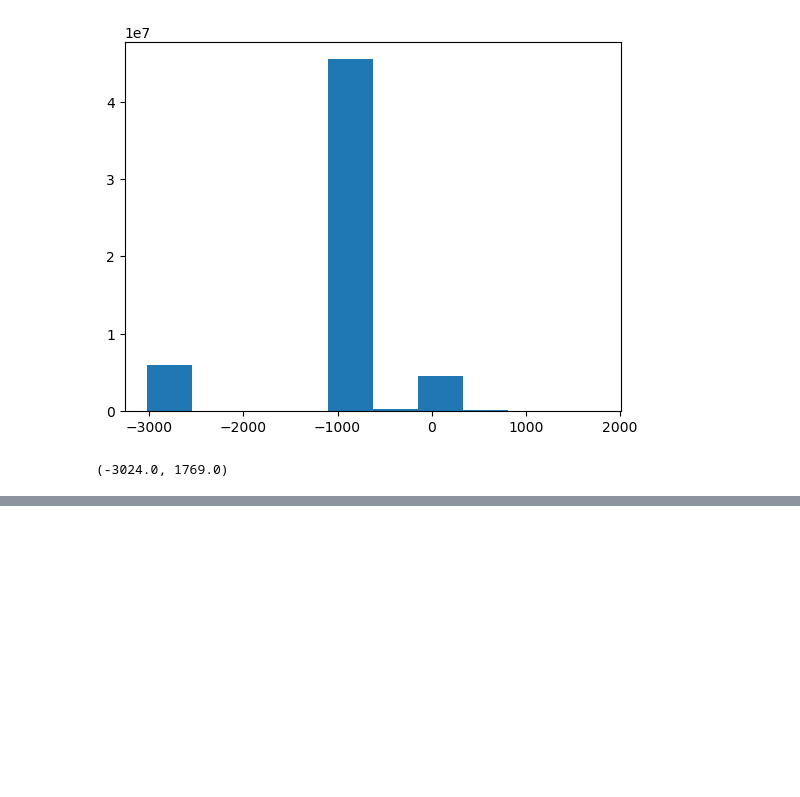
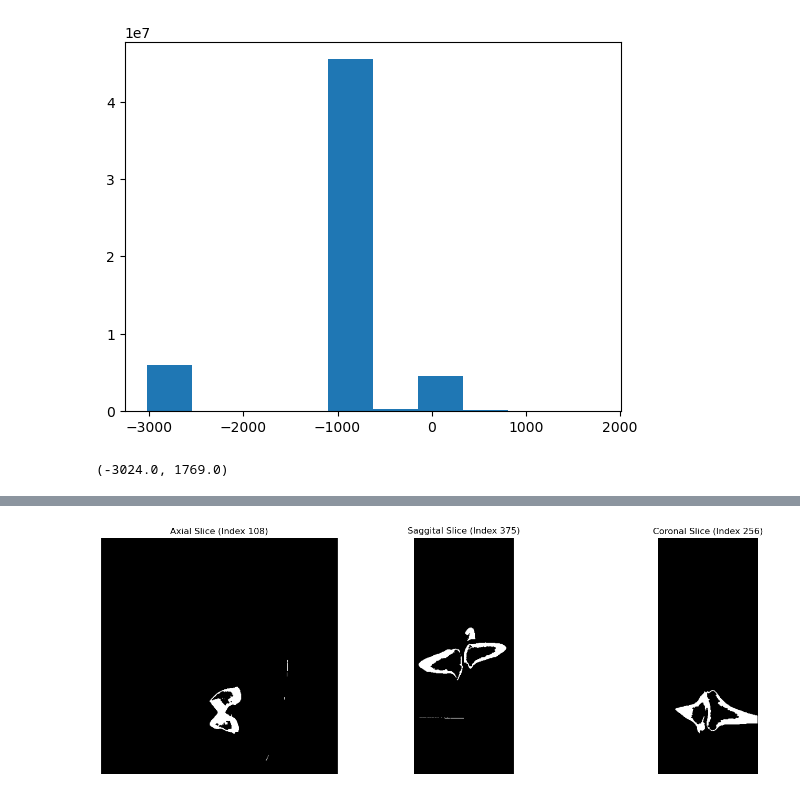
Before and after one commit to kitarp07/RA_Selection_Task, a Jupyter notebook: src/explore.ipynb, the cells around one changed output, grey strips where cells are left out. Cells and saved outputs as stored; diff of their text form; code cells hidden in the pictures; blank space fills up the shorter version.

```diff
--- a/src/explore.ipynb
+++ b/src/explore.ipynb
@@ -203,0 +213,43 @@ plt.imshow(bone_mask[:, :, 108], cmap='gray')
+# %%
+from scipy.ndimage import binary_closing, binary_fill_holes
+import numpy as np
+
+# Start with your raw mask (from thresholding, maybe cleaned a bit)
+raw_mask = (ct_images_vol_data > 300)
+
+# Apply closing to bridge small black gaps inside bone
+closed = binary_closing(raw_mask, structure=np.ones((3, 3, 3)), iterations=1)
+
+# Fill any internal holes (now that they're enclosed)
+filled = binary_fill_holes(closed)
+
+# Keep only parts that originally belonged to the bone
+final_mask = filled | raw_mask  # OR: filled & raw_mask (if you want to stay even closer to original)
+# %%
+from skimage.morphology import remove_small_objects
+
+cleaned_mask = remove_small_objects(bone_mask, min_size=500) #remove all small fragments below a voxel count threshold (e.g. < 500 voxels):
+# %%
+labeled_mask = measure.label(cleaned_mask)
+# %%
+import numpy as np
+from scipy.ndimage import binary_fill_holes, binary_closing, generate_binary_structure
+
+structure = generate_binary_structure(3, 2)  # 18-neighbor
+
+final_mask = np.zeros_like(bone_mask)
+
+for label_id in range(1, labeled_mask.max() + 1):
+    single_bone = (labeled_mask == label_id)
+
+    # Fill internal holes only inside this bone
+    filled = binary_fill_holes(single_bone, structure=structure)
+
+    # Optional: small closing (won't leak into nearby bone)
+    closed = binary_closing(filled, structure=structure, iterations=1)
+
+    final_mask[closed] = 1
+
+plot_slices(final_mask)
+# %% [output]
+[figure, added]
```
Also changed, not shown: parts of 29 cells of this notebook, 1 other file.
